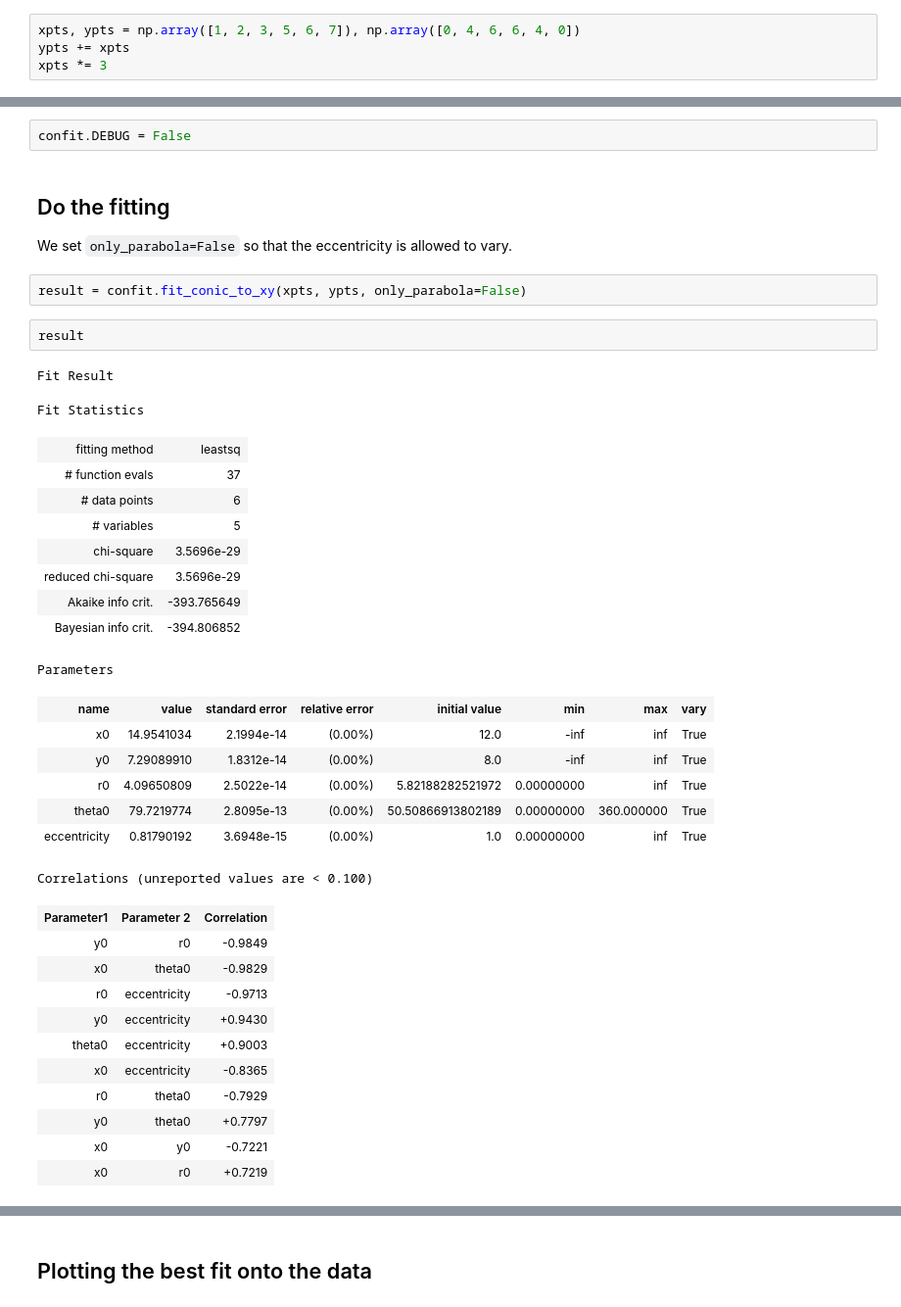
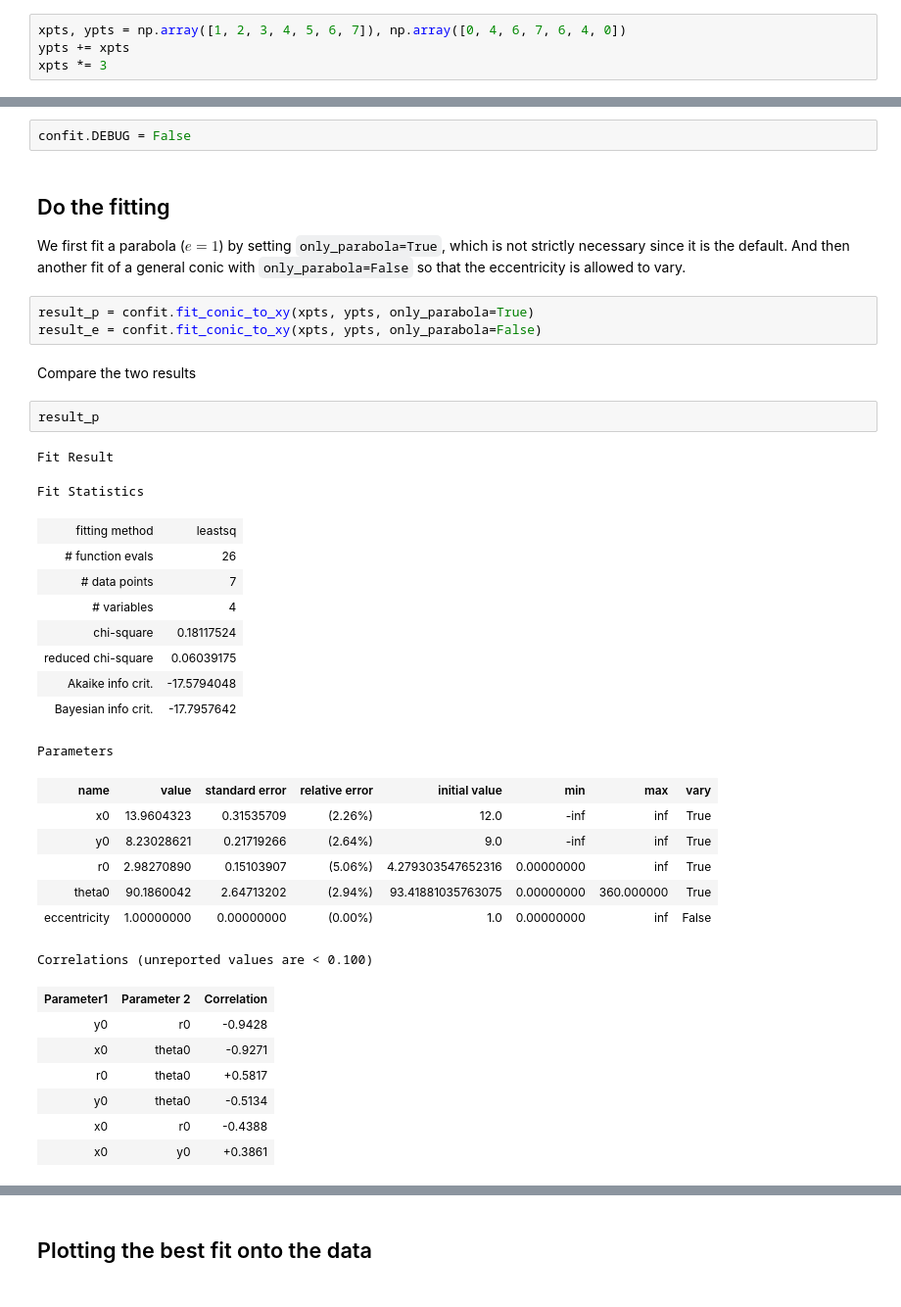
Before and after one commit to div-B-equals-0/confitti, a Jupyter notebook: notebooks/demo01-basic.ipynb, the cells around one changed output, grey strips where cells are left out. Shown at 98% size. Drawn from its saved outputs; the diff is of its cells as text.

```diff
--- a/notebooks/demo01-basic.ipynb
+++ b/notebooks/demo01-basic.ipynb
@@ -28,5 +28,5 @@ Symmetric arrangement of 6 points
 # %%
-xpts, ypts = np.array([1, 2, 3, 5, 6, 7]), np.array([0, 4, 6, 6, 4, 0])
+xpts, ypts = np.array([1, 2, 3, 4, 5, 6, 7]), np.array([0, 4, 6, 7, 6, 4, 0])
 ypts += xpts
 xpts *= 3
 # %% [markdown]
@@ -78,38 +81,37 @@ confit.DEBUG = False
 # %% [markdown]
 ## Do the fitting
 
-We set `only_parabola=False` so that the eccentricity is allowed to vary.
+We first fit a parabola ($e = 1$) by setting `only_parabola=True`, which is not strictly necessary since it is the default. And then another fit of a general conic with `only_parabola=False` so that the eccentricity is allowed to vary.
 # %%
-result = confit.fit_conic_to_xy(xpts, ypts, only_parabola=False)
+result_p = confit.fit_conic_to_xy(xpts, ypts, only_parabola=True)
+result_e = confit.fit_conic_to_xy(xpts, ypts, only_parabola=False)
+# %% [markdown]
+Compare the two results
 # %%
-result
+result_p
 # %% [output]
 Fit Result
 Fit Statistics
 | fitting method | leastsq |
-| # function evals | 37 |
-| # data points | 6 |
-| # variables | 5 |
-| chi-square | 3.5696e-29 |
-| reduced chi-square | 3.5696e-29 |
-| Akaike info crit. | -393.765649 |
-| Bayesian info crit. | -394.806852 |
+| # function evals | 26 |
+| # data points | 7 |
+| # variables | 4 |
+| chi-square | 0.18117524 |
+| reduced chi-square | 0.06039175 |
+| Akaike info crit. | -17.5794048 |
+| Bayesian info crit. | -17.7957642 |
 Parameters
 | name | value | standard error | relative error | initial value | min | max | vary |
-| x0 | 14.9541034 | 2.1994e-14 | (0.00%) | 12.0 | -inf | inf | True |
-| y0 | 7.29089910 | 1.8312e-14 | (0.00%) | 8.0 | -inf | inf | True |
-| r0 | 4.09650809 | 2.5022e-14 | (0.00%) | 5.82188282521972 | 0.00000000 | inf | True |
-| theta0 | 79.7219774 | 2.8095e-13 | (0.00%) | 50.50866913802189 | 0.00000000 | 360.000000 | True |
-| eccentricity | 0.81790192 | 3.6948e-15 | (0.00%) | 1.0 | 0.00000000 | inf | True |
+| x0 | 13.9604323 | 0.31535709 | (2.26%) | 12.0 | -inf | inf | True |
+| y0 | 8.23028621 | 0.21719266 | (2.64%) | 9.0 | -inf | inf | True |
+| r0 | 2.98270890 | 0.15103907 | (5.06%) | 4.279303547652316 | 0.00000000 | inf | True |
+| theta0 | 90.1860042 | 2.64713202 | (2.94%) | 93.41881035763075 | 0.00000000 | 360.000000 | True |
+| eccentricity | 1.00000000 | 0.00000000 | (0.00%) | 1.0 | 0.00000000 | inf | False |
 Correlations (unreported values are < 0.100)
 | Parameter1 | Parameter 2 | Correlation |
-| y0 | r0 | -0.9849 |
-| x0 | theta0 | -0.9829 |
-| r0 | eccentricity | -0.9713 |
-| y0 | eccentricity | +0.9430 |
-| theta0 | eccentricity | +0.9003 |
-| x0 | eccentricity | -0.8365 |
-| r0 | theta0 | -0.7929 |
-| y0 | theta0 | +0.7797 |
-| x0 | y0 | -0.7221 |
-| x0 | r0 | +0.7219 |
+| y0 | r0 | -0.9428 |
+| x0 | theta0 | -0.9271 |
+| r0 | theta0 | +0.5817 |
+| y0 | theta0 | -0.5134 |
+| x0 | r0 | -0.4388 |
+| x0 | y0 | +0.3861 |
```
Also changed, not shown: parts of 19 cells of this notebook, 1 other file.
